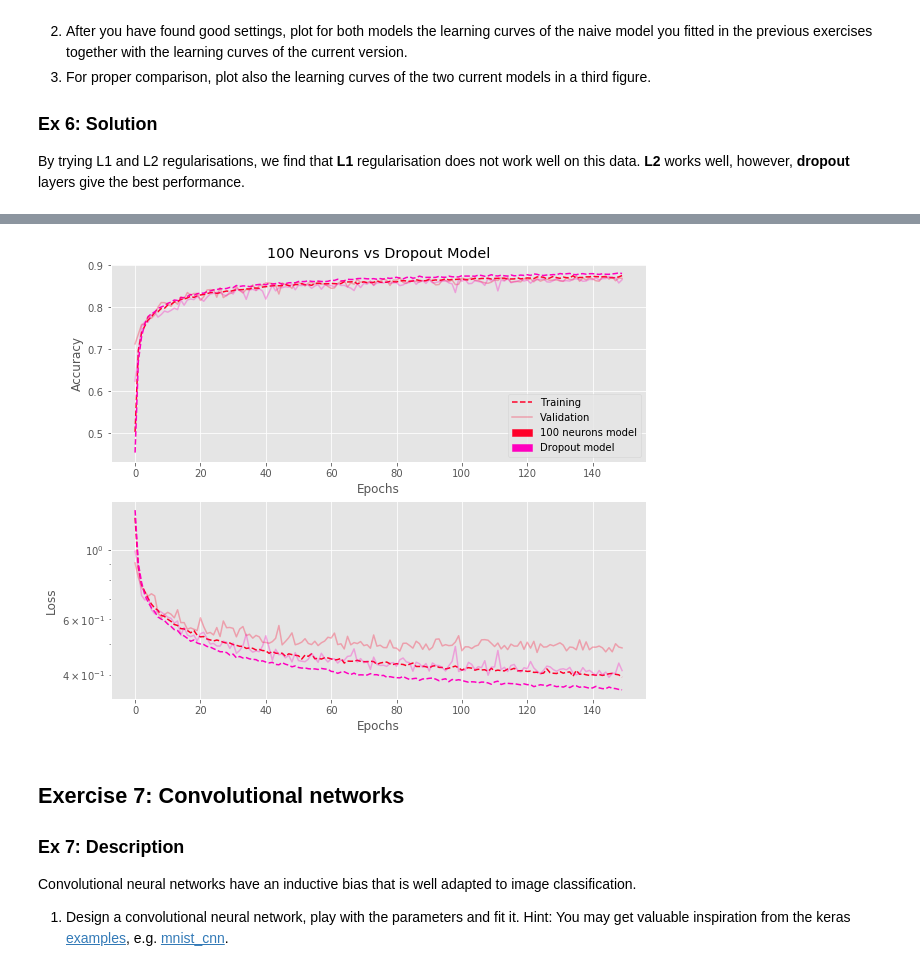
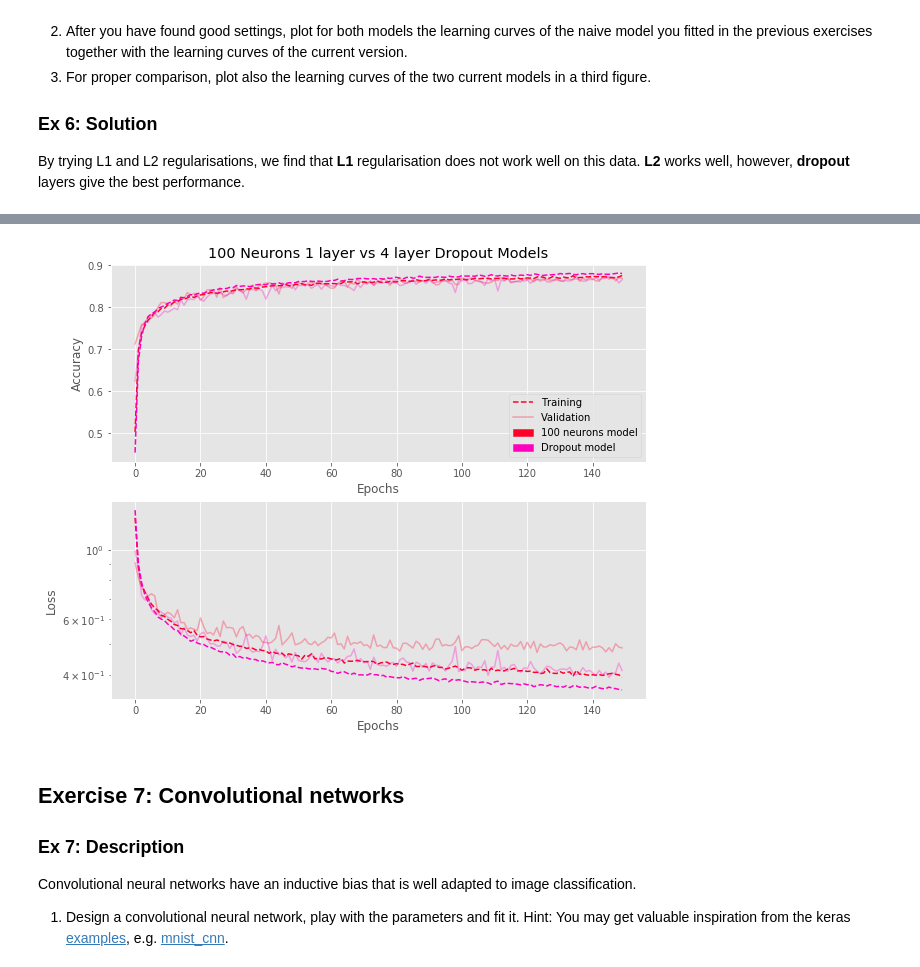
Before and after one commit to lguillain/Artificial-Neural-Networks, a Jupyter notebook: miniproject1/miniproject1.ipynb, the cells around one changed output, grey strips where cells are left out. Drawn from its saved outputs; the diff is of its cells as text; code cells hidden in the pictures.

Commit message:
Fixing graphs

```diff
--- a/miniproject1/miniproject1.ipynb
+++ b/miniproject1/miniproject1.ipynb
@@ -1240,9 +1239,9 @@ apphist_compare.plot_acc_loss('Naive vs Dropout Model', '', 'val_')
 apphist_compare_current = AppendedHistory(fname='output_Leonore/ex6_1layer_100neurons.txt')
 apphist_compare_current.merge(AppendedHistory(fname='output_Leonore/ex6_4layer.txt'))
 # %%
-apphist_compare_current.plot_acc_loss('100 Neurons vs Dropout Model', '', 'val_')
+apphist_compare_current.plot_acc_loss('100 Neurons 1 layer vs 4 layer Dropout Models', '', 'val_')
 # %% [output]
-[figure, old version]
+[figure, new version]
 # %% [markdown]
 ## Exercise 7: Convolutional networks
 
```
Also changed, not shown: parts of 6 cells of this notebook.
